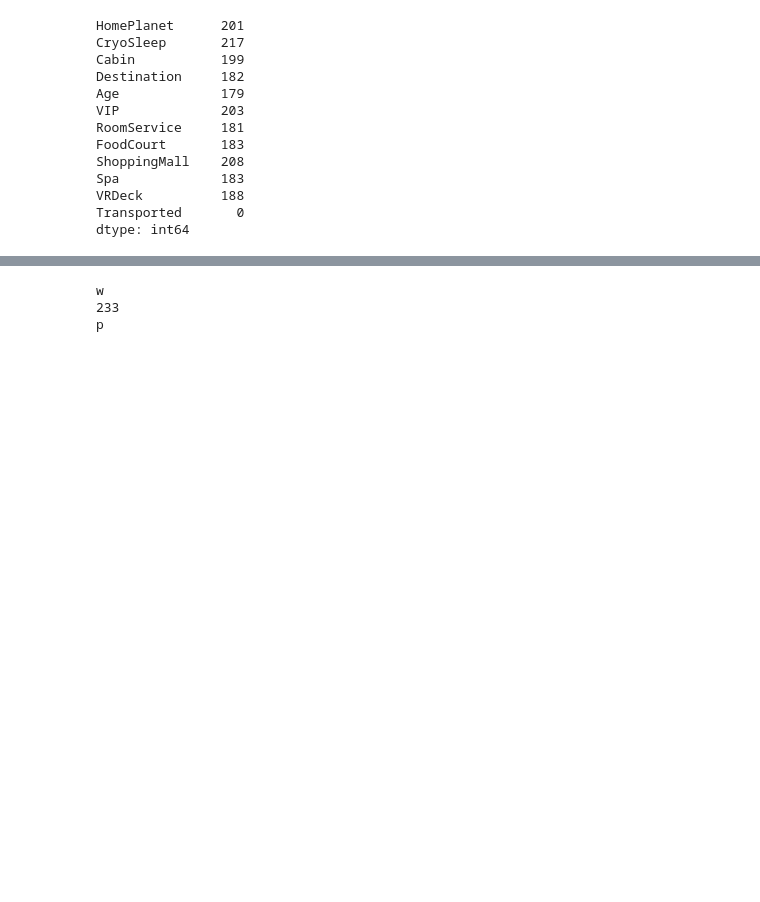
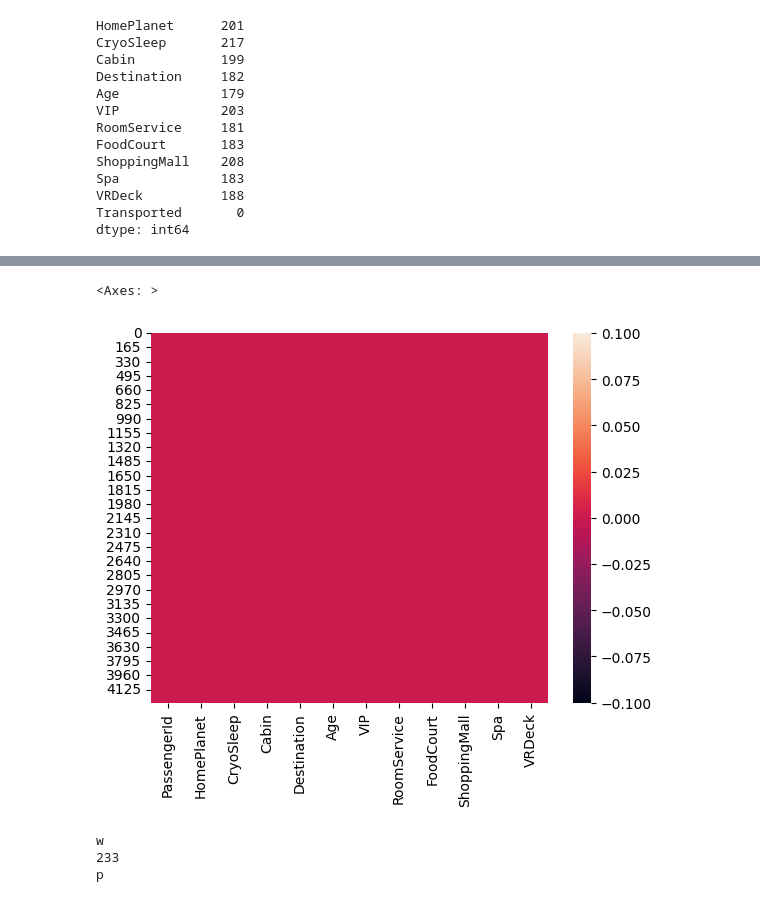
Before and after one commit to isfar12/Machine-Learning, a Jupyter notebook: Contest_journey/spaceship_titanic.ipynb, the cells around one changed output, grey strips where cells are left out. Drawn from its saved outputs; the diff is of its cells as text; code cells hidden in the pictures; blank space fills up the shorter version.

```diff
--- a/Contest_journey/spaceship_titanic.ipynb
+++ b/Contest_journey/spaceship_titanic.ipynb
@@ -6,7 +6,7 @@ import seaborn as sns
 import tensorflow as tf
 # %%
 df=pd.read_csv("../Dataset/spaceship_titanic_train.csv")
-x_test=pd.read_csv("../Dataset/spaceship_titanic_test.csv")
+X_test=pd.read_csv("../Dataset/spaceship_titanic_test.csv")
 df.head()
 # %% [output]
 |  | PassengerId | HomePlanet | CryoSleep | Cabin | Destination | Age | VIP | RoomService | FoodCourt | ... |
@@ -21,6 +21,7 @@ df.shape
 (8693, 14)
 # %%
 df.drop(columns=["PassengerId","Name"],inplace=True)
+X_test.drop(columns=["Name"],inplace=True)
 # %%
 df.head(10)
 # %% [output]
@@ -76,3 +134,8 @@ sns.heatmap(df.isnull())
+# %%
+sns.heatmap(X_test.isnull())
+# %% [output]
+<Axes: >
+[figure, added]
 # %%
 def deck_split(x):
     if pd.isna(x):
```
Also changed, not shown: parts of 58 cells of this notebook, 3 other files.
